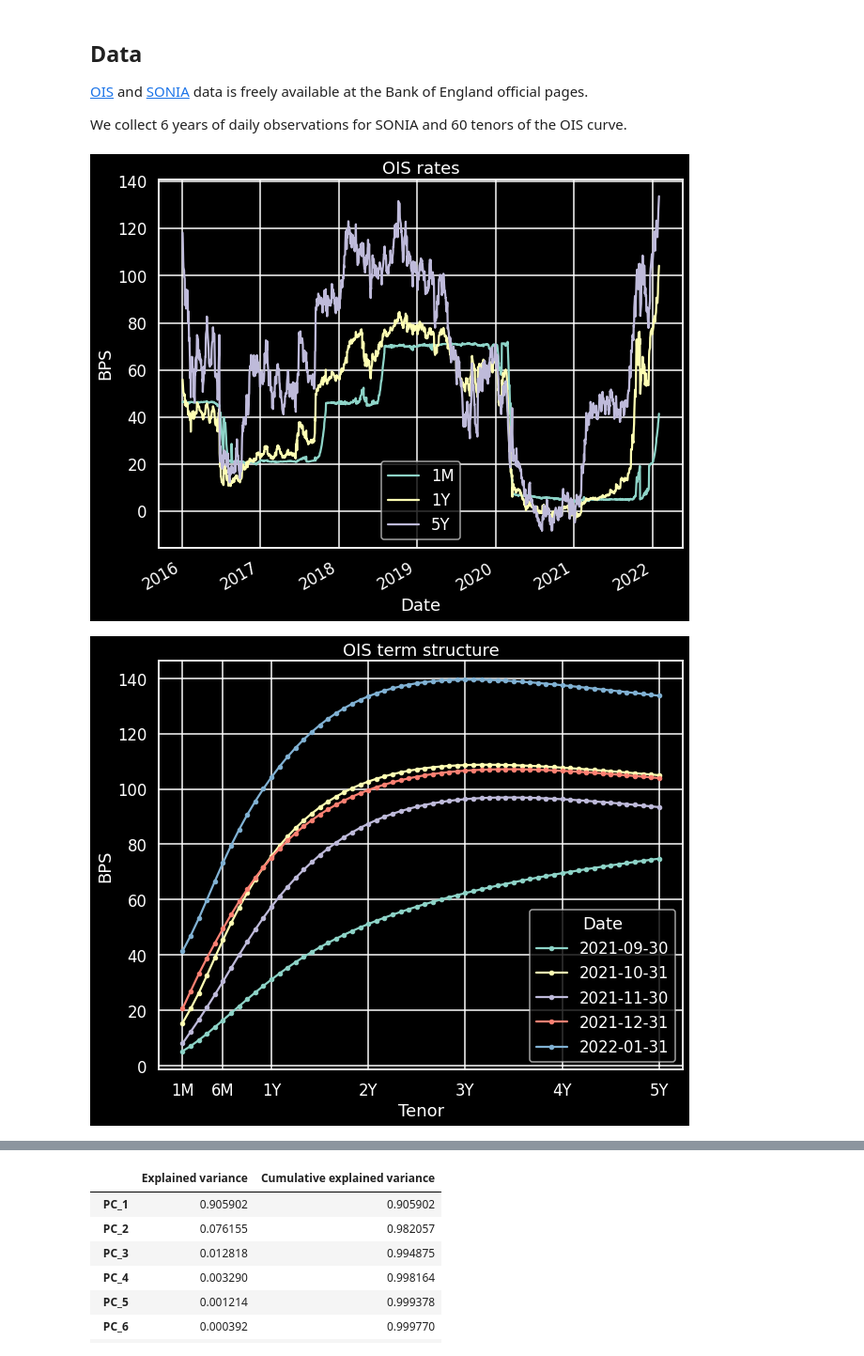
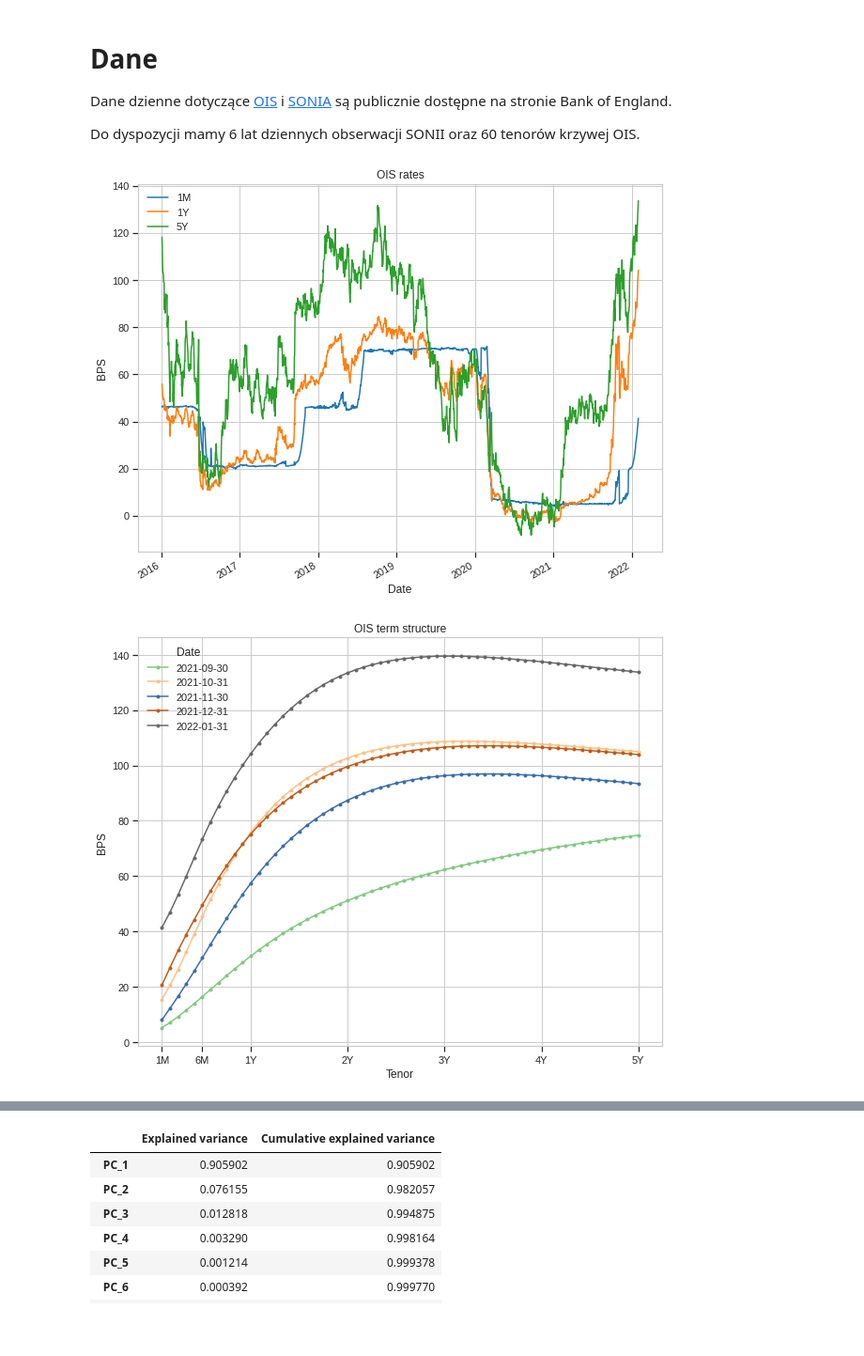
Before and after one commit to PiotMik/OIS_curve_modeling, a Jupyter notebook: OIS_Curve_modelling.ipynb, the cells around one changed output, grey strips where cells are left out. Shown at 94% size. Cells and saved outputs as stored; diff of their text form; code cells hidden in the pictures; blank space fills up the shorter version.

```diff
--- a/OIS_Curve_modelling.ipynb
+++ b/OIS_Curve_modelling.ipynb
@@ -20,7 +20,16 @@ from sklearn.decomposition import PCA
 import os
 from typing import Callable, Optional
 from datetime import date
-plt.style.use('seaborn-deep')
-sns.set_context('talk')
-sns.set_palette(sns.color_palette('Set3'))
+from arch import arch_model
+from sklearn.datasets import make_blobs
+from statsmodels.distributions.empirical_distribution import ECDF
+
+
+import plotly.graph_objects as go
+from plotly.subplots import make_subplots
+import pyvinecopulib as pv
+
+plt.style.use('seaborn-whitegrid')
+sns.set_context('notebook')
+sns.set_palette(sns.color_palette('tab10'))
 plt.rcParams['figure.figsize'] = (10, 8)
@@ -47,9 +38,9 @@ plt.style.available
 # %% [markdown]
-## Data
+# Dane
 
-[OIS](https://www.bankofengland.co.uk/statistics/yield-curves) and [SONIA](https://www.bankofengland.co.uk/boeapps/database/fromshowcolumns.asp?Travel=NIxSUx&FromSeries=1&ToSeries=50&DAT=RNG&FD=1&FM=Jan&FY=2012&TD=13&TM=Mar&TY=2022&FNY=&CSVF=TT&html.x=189&html.y=40&C=5JK&Filter=N) data is freely available at the Bank of England official pages.
+Dane dzienne dotyczące [OIS](https://www.bankofengland.co.uk/statistics/yield-curves) i [SONIA](https://www.bankofengland.co.uk/boeapps/database/fromshowcolumns.asp?Travel=NIxSUx&FromSeries=1&ToSeries=50&DAT=RNG&FD=1&FM=Jan&FY=2012&TD=13&TM=Mar&TY=2022&FNY=&CSVF=TT&html.x=189&html.y=40&C=5JK&Filter=N) są publicznie dostępne na stronie Bank of England.
 
-We collect 6 years of daily observations for SONIA and 60 tenors of the OIS curve.
+Do dyspozycji mamy 6 lat dziennych obserwacji SONII oraz 60 tenorów krzywej OIS.
 # %%
 ois_url = 'https://raw.githubusercontent.com/PiotMik/OIS_curve_modeling/main/OIS%20spot.csv'
 sonia_url = 'https://raw.githubusercontent.com/PiotMik/OIS_curve_modeling/main/SONIA.csv'
@@ -96,16 +87,16 @@ plt.title('OIS rates')
 plt.ylabel('BPS')
 plt.xlabel('Date');
 # %% [output]
-[figure, old version]
+[figure, new version]
 # %%
 term_structure_df = rates.drop(['SONIA'], axis=1).tail(100).resample('M').last().T
 term_structure_df.columns = term_structure_df.columns.strftime('%Y-%m-%d')
 
-term_structure_df.plot(marker='.')
+term_structure_df.plot(marker='.', cmap='Accent')
 plt.ylabel('BPS')
 plt.xlabel('Tenor')
 _ = plt.title('OIS term structure')
 tenors = np.array([1, 6, 12, 24, 36, 48, 60]) - 1
 plt.xticks(tenors, ois.columns[tenors]);
 # %% [output]
-[figure, old version]
+[figure, new version]
```
Also changed, not shown: parts of 41 cells of this notebook.
